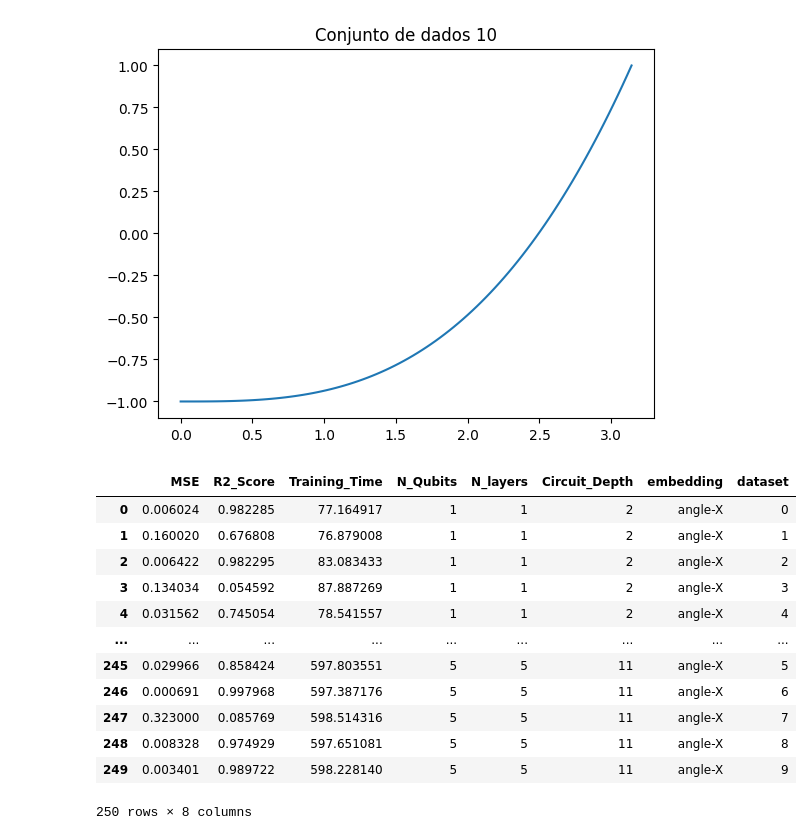
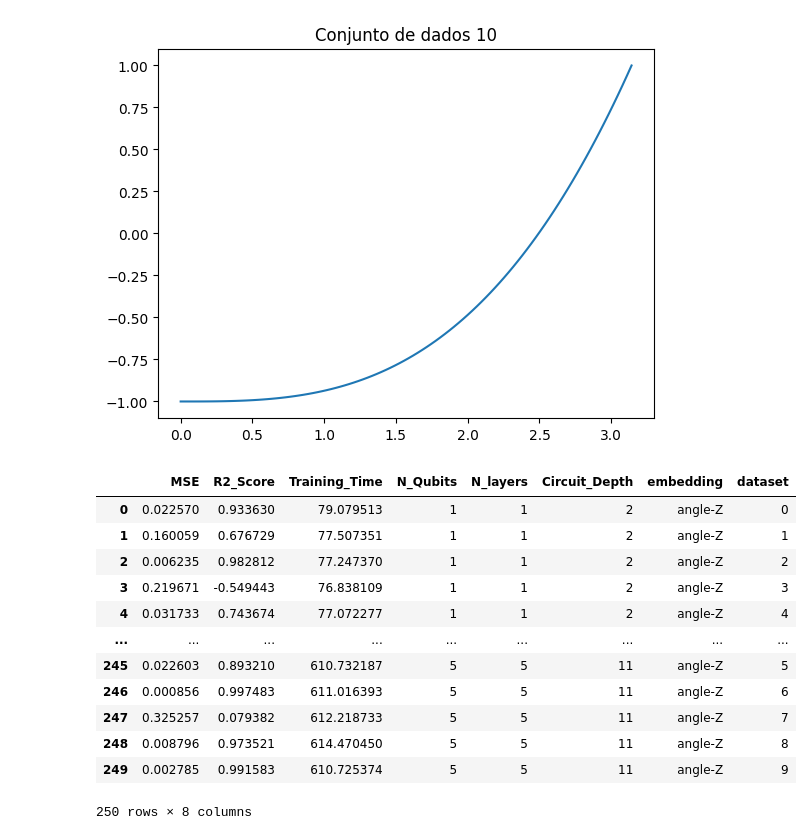
Before and after one commit to laciq-ufpe/Regressores-Quanticos, a Jupyter notebook: scripts/Embeddings/angle.ipynb, the cells around one changed output. Cells and saved outputs as stored; diff of their text form; code cells hidden in the pictures.

```diff
--- a/scripts/Embeddings/angle.ipynb
+++ b/scripts/Embeddings/angle.ipynb
@@ -109,7 +109,7 @@ class QuantumRegressor(object):
             # Embedding!
 
             features = np.array(x_input)
-            qml.AngleEmbedding(features=features, wires=range(self.n_qubits), rotation='X')
+            qml.AngleEmbedding(features=features, wires=range(self.n_qubits), rotation='Y')
 
 
             if self.n_qubits > 1:
@@ -221,7 +221,7 @@ class QuantumRegressor(object):
             @qml.qnode(self.device)
             def expanded_circuit(params, x_input):
                 features = np.array(x_input)
-                qml.AngleEmbedding(features=features, wires=range(self.n_qubits), rotation='Y')
+                qml.AngleEmbedding(features=features, wires=range(self.n_qubits), rotation='Z')
                 if self.n_qubits > 1:
                     for layer in range(self.n_layers):
                         for wire in range(self.n_qubits):
@@ -376,46 +376,46 @@ result_list = []
 
 for n in range(1,6):
     for m in range(1,6):
         for i in range(len(datasets)):
             dataset = datasets[i]
             X = get_data_for_qubits(n_qubits=m,dataset=dataset)
             y = dataset["y"]
             X_original = dataset["x"].reshape(-1, 1)
             model = QuantumRegressor(n_qubits=m,n_layers=n)
             #model.plot_circuit()
             model.fit(X=X,y=y,epochs=500)
 
 
             y_pred = model.predict(X)
 
             stats = model.stats(y_pred,y,verbose=False)
-            stats["embedding"] = "angle-X"
+            stats["embedding"] = "angle-Z"
             stats["dataset"] = i
 
             result_list.append(stats)
 
             # plt.title("Conjunto de dados")
             # plt.plot(X_original, y, label="Ground Truth")
             # plt.plot(X_original, y_pred, '--', label="Prediction")
             # plt.legend()
             # plt.show()
 
 result_df = pd.DataFrame(result_list)
-result_df.to_csv('angle-Y.csv', index=False)
+result_df.to_csv('angle-Z.csv', index=False)
 result_df
 # %% [output]
 |  | MSE | R2_Score | Training_Time | N_Qubits | N_layers | Circuit_Depth | embedding | dataset |
-| 0 | 0.006024 | 0.982285 | 77.164917 | 1 | 1 | 2 | angle-X | 0 |
-| 1 | 0.160020 | 0.676808 | 76.879008 | 1 | 1 | 2 | angle-X | 1 |
-| 2 | 0.006422 | 0.982295 | 83.083433 | 1 | 1 | 2 | angle-X | 2 |
-| 3 | 0.134034 | 0.054592 | 87.887269 | 1 | 1 | 2 | angle-X | 3 |
-| 4 | 0.031562 | 0.745054 | 78.541557 | 1 | 1 | 2 | angle-X | 4 |
+| 0 | 0.022570 | 0.933630 | 79.079513 | 1 | 1 | 2 | angle-Z | 0 |
+| 1 | 0.160059 | 0.676729 | 77.507351 | 1 | 1 | 2 | angle-Z | 1 |
+| 2 | 0.006235 | 0.982812 | 77.247370 | 1 | 1 | 2 | angle-Z | 2 |
+| 3 | 0.219671 | -0.549443 | 76.838109 | 1 | 1 | 2 | angle-Z | 3 |
+| 4 | 0.031733 | 0.743674 | 77.072277 | 1 | 1 | 2 | angle-Z | 4 |
 | ... | ... | ... | ... | ... | ... | ... | ... | ... |
-| 245 | 0.029966 | 0.858424 | 597.803551 | 5 | 5 | 11 | angle-X | 5 |
-| 246 | 0.000691 | 0.997968 | 597.387176 | 5 | 5 | 11 | angle-X | 6 |
-| 247 | 0.323000 | 0.085769 | 598.514316 | 5 | 5 | 11 | angle-X | 7 |
-| 248 | 0.008328 | 0.974929 | 597.651081 | 5 | 5 | 11 | angle-X | 8 |
-| 249 | 0.003401 | 0.989722 | 598.228140 | 5 | 5 | 11 | angle-X | 9 |
+| 245 | 0.022603 | 0.893210 | 610.732187 | 5 | 5 | 11 | angle-Z | 5 |
+| 246 | 0.000856 | 0.997483 | 611.016393 | 5 | 5 | 11 | angle-Z | 6 |
+| 247 | 0.325257 | 0.079382 | 612.218733 | 5 | 5 | 11 | angle-Z | 7 |
+| 248 | 0.008796 | 0.973521 | 614.470450 | 5 | 5 | 11 | angle-Z | 8 |
+| 249 | 0.002785 | 0.991583 | 610.725374 | 5 | 5 | 11 | angle-Z | 9 |
 250 rows × 8 columns
 # %%
 def matrix_view(axis1: str, axis2: str, value: str, df: pd.DataFrame,additional_text = "",precision=1):
```
Also changed, not shown: parts of 3 cells of this notebook, 2 other files.
